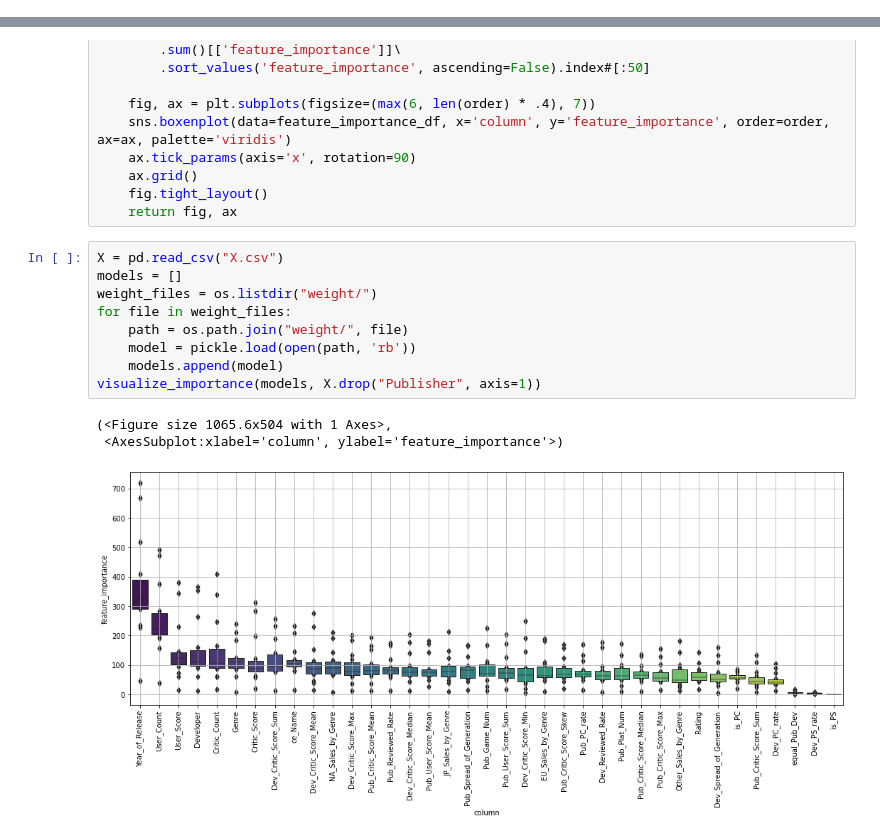
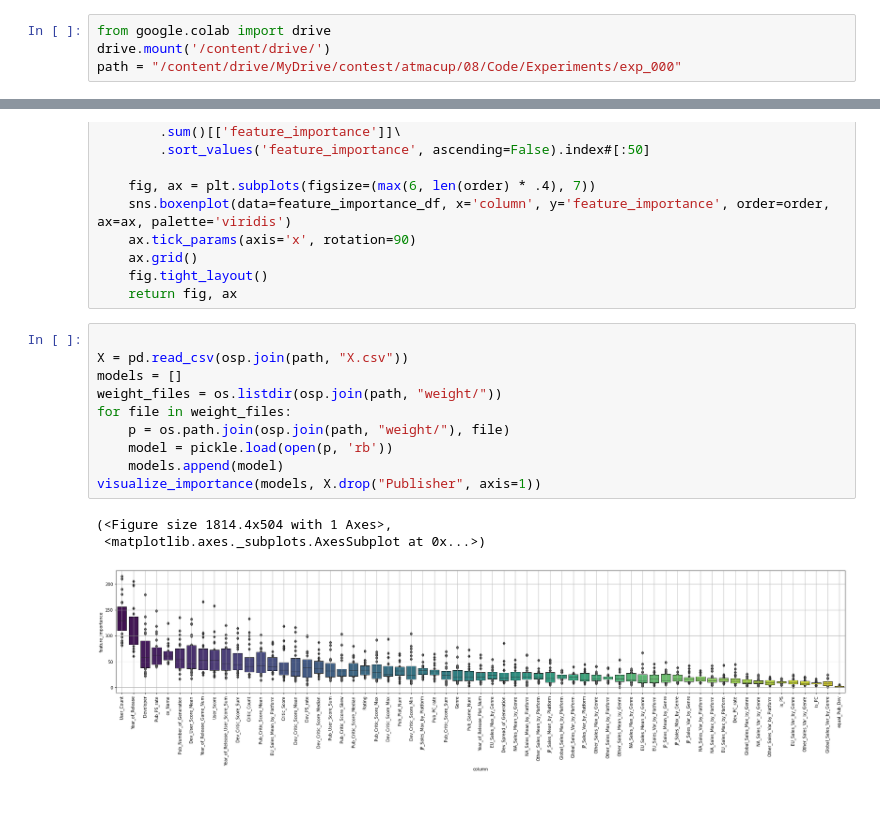
Before and after one commit to mitsuhiko-nozawa/atmacup_08, a Jupyter notebook: Code/Experiments/exp_000/visualize_feature_importances.ipynb, the cells around one changed output, grey strips where cells are left out. Drawn from its saved outputs; the diff is of its cells as text; blank space fills up the shorter version.

Commit message:
colab

```diff
--- a/Code/Experiments/exp_000/visualize_feature_importances.ipynb
+++ b/Code/Experiments/exp_000/visualize_feature_importances.ipynb
@@ -0,0 +1,4 @@
+# %%
+from google.colab import drive
+drive.mount('/content/drive/')
+path = "/content/drive/MyDrive/contest/atmacup/08/Code/Experiments/exp_000"
@@ -36,15 +43,16 @@ def visualize_importance(models, feat_train_df):
     fig.tight_layout()
     return fig, ax
 # %%
-X = pd.read_csv("X.csv")
+
+X = pd.read_csv(osp.join(path, "X.csv"))
 models = []
-weight_files = os.listdir("weight/")
+weight_files = os.listdir(osp.join(path, "weight/"))
 for file in weight_files:
-    path = os.path.join("weight/", file)
-    model = pickle.load(open(path, 'rb'))
+    p = os.path.join(osp.join(path, "weight/"), file)
+    model = pickle.load(open(p, 'rb'))
     models.append(model)
 visualize_importance(models, X.drop("Publisher", axis=1))
 # %% [output]
-(<Figure size 1065.6x504 with 1 Axes>,
- <AxesSubplot:xlabel='column', ylabel='feature_importance'>)
+(<Figure size 1814.4x504 with 1 Axes>,
+ <matplotlib.axes._subplots.AxesSubplot at 0x...>)
-[figure, old version]
+[figure, new version]
```
Also changed, not shown: parts of 4 cells of this notebook, 43 other files.
